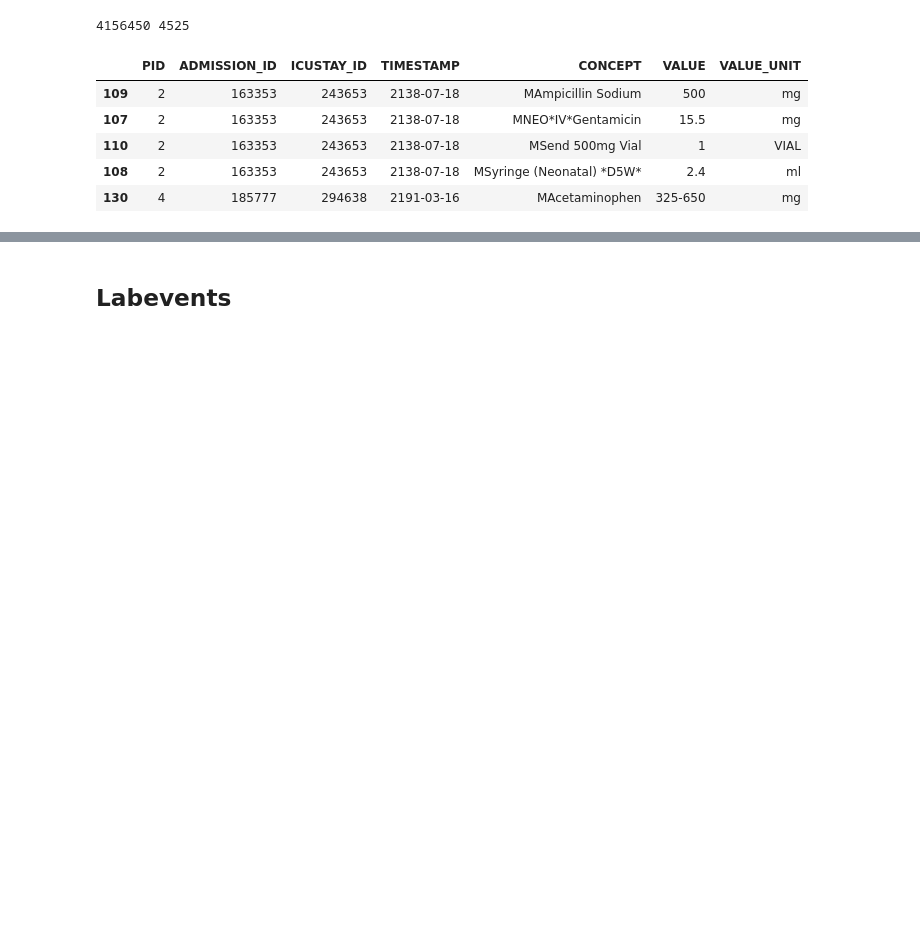
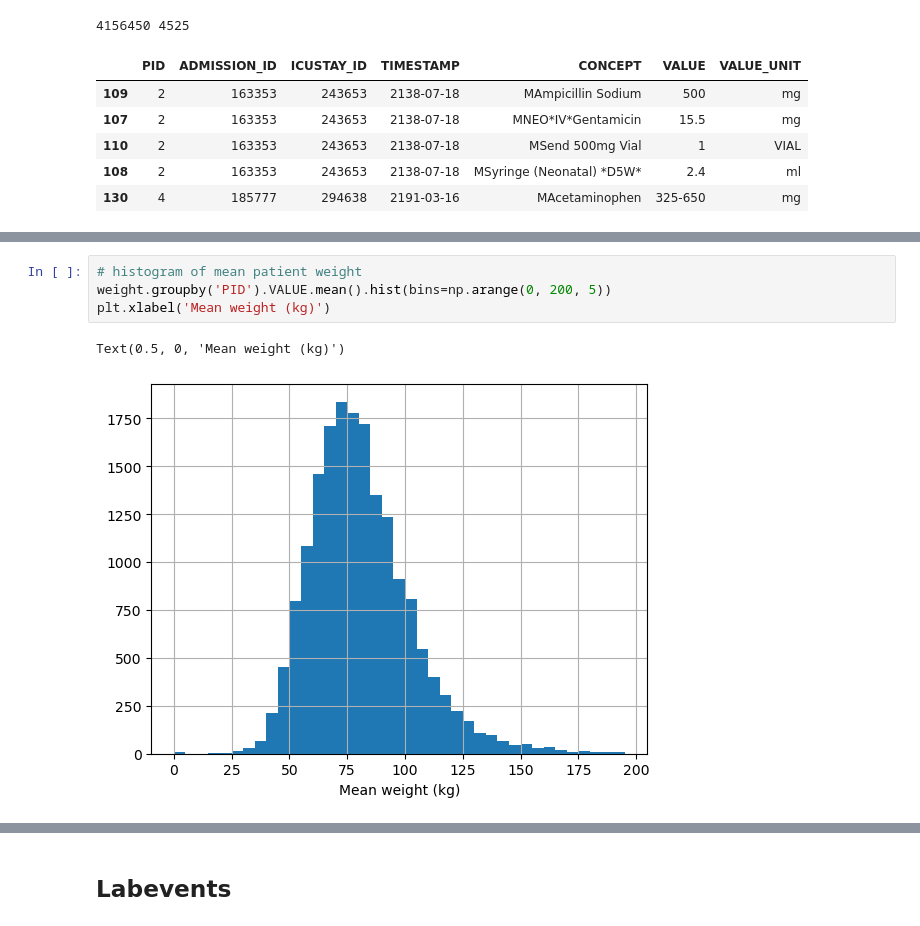
Before and after one commit to kirilklein/patbert, a Jupyter notebook: notebooks/explore/mimic3.ipynb, the cells around one changed output, grey strips where cells are left out. Saved outputs shown, nothing was run; the diff lists cells and outputs as text; blank space fills up the shorter version.

```diff
--- a/notebooks/explore/mimic3.ipynb
+++ b/notebooks/explore/mimic3.ipynb
@@ -129,0 +202,7 @@ utils.visualize_encoded(med.sample(4000), 'CONCEPT', n_points=4, n_neighbors=4)
+# %%
+# histogram of mean patient weight
+weight.groupby('PID').VALUE.mean().hist(bins=np.arange(0, 200, 5))
+plt.xlabel('Mean weight (kg)')
+# %% [output]
+Text(0.5, 0, 'Mean weight (kg)')
+[figure, added]
```
Also changed, not shown: parts of 14 cells of this notebook, 2 other files.
